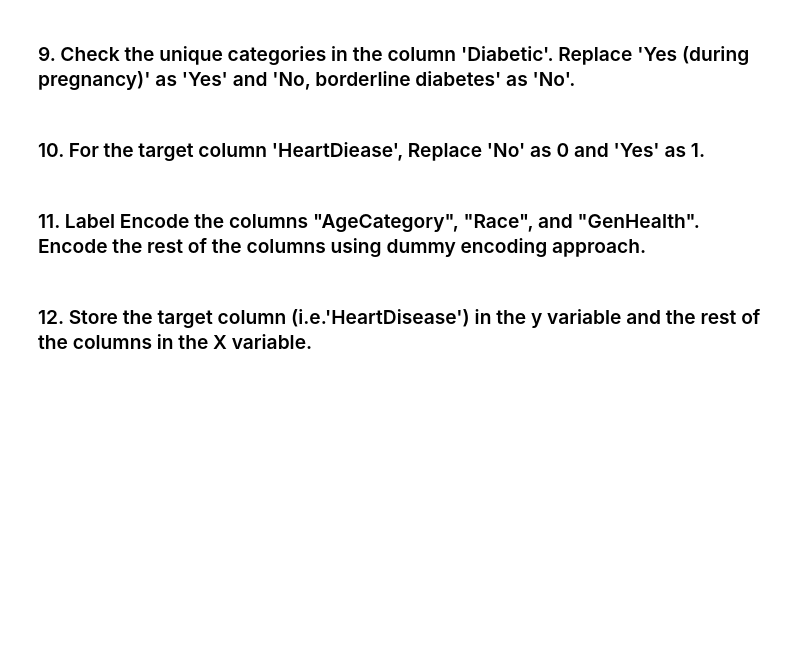
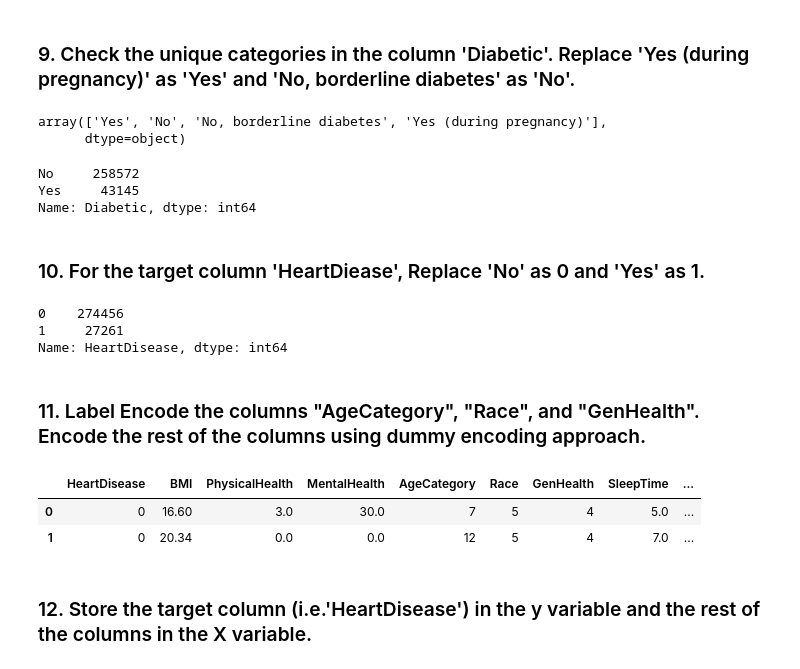
Before and after one commit to Jariwalajerry007/HarshkumarJariwala_Lab3_Python-for-DS, a Jupyter notebook: Supervised Learning - Lab Problem Statement.ipynb, the cells around one changed output. Saved outputs shown, nothing was run; the diff lists cells and outputs as text; code cells hidden in the pictures; blank space fills up the shorter version.

```diff
--- a/Supervised Learning - Lab Problem Statement.ipynb
+++ b/Supervised Learning - Lab Problem Statement.ipynb
@@ -205,6 +232,27 @@ We can observe that the target class distribution is highly imbalanced.
 # %% [markdown]
 ### 9. Check the unique categories in the column 'Diabetic'. Replace 'Yes (during pregnancy)' as 'Yes' and 'No, borderline diabetes' as 'No'.
+# %%
+df['Diabetic'].unique()
+# %% [output]
+array(['Yes', 'No', 'No, borderline diabetes', 'Yes (during pregnancy)'],
+      dtype=object)
+# %%
+df['Diabetic'] = df['Diabetic'].replace({'Yes (during pregnancy)':'Yes','No, borderline diabetes':'No'})
+# %%
+df['Diabetic'].value_counts()
+# %% [output]
+No     258572
+Yes     43145
+Name: Diabetic, dtype: int64
 # %% [markdown]
 ### 10. For the target column 'HeartDiease', Replace 'No' as 0 and 'Yes' as 1.
+# %%
+df['HeartDisease'] = df['HeartDisease'].replace({'Yes':1,'No':0})
+# %%
+df['HeartDisease'].value_counts()
+# %% [output]
+0    274456
+1     27261
+Name: HeartDisease, dtype: int64
 # %% [markdown]
 ### 11. Label Encode the columns "AgeCategory", "Race", and "GenHealth". Encode the rest of the columns using dummy encoding approach.
@@ -211,2 +273,10 @@ We can observe that the target class distribution is highly imbalanced.
+# %%
+df = pd.get_dummies(df,drop_first=True)
+## let check few samples after encoding.
+df.head(2)
+# %% [output]
+|  | HeartDisease | BMI | PhysicalHealth | MentalHealth | AgeCategory | Race | GenHealth | SleepTime | ... |
+| 0 | 0 | 16.60 | 3.0 | 30.0 | 7 | 5 | 4 | 5.0 | ... |
+| 1 | 0 | 20.34 | 0.0 | 0.0 | 12 | 5 | 4 | 7.0 | ... |
 # %% [markdown]
 ### 12. Store the target column (i.e.'HeartDisease') in the y variable and the rest of the columns in the X variable.
```
Also changed, not shown: parts of 16 cells of this notebook.
